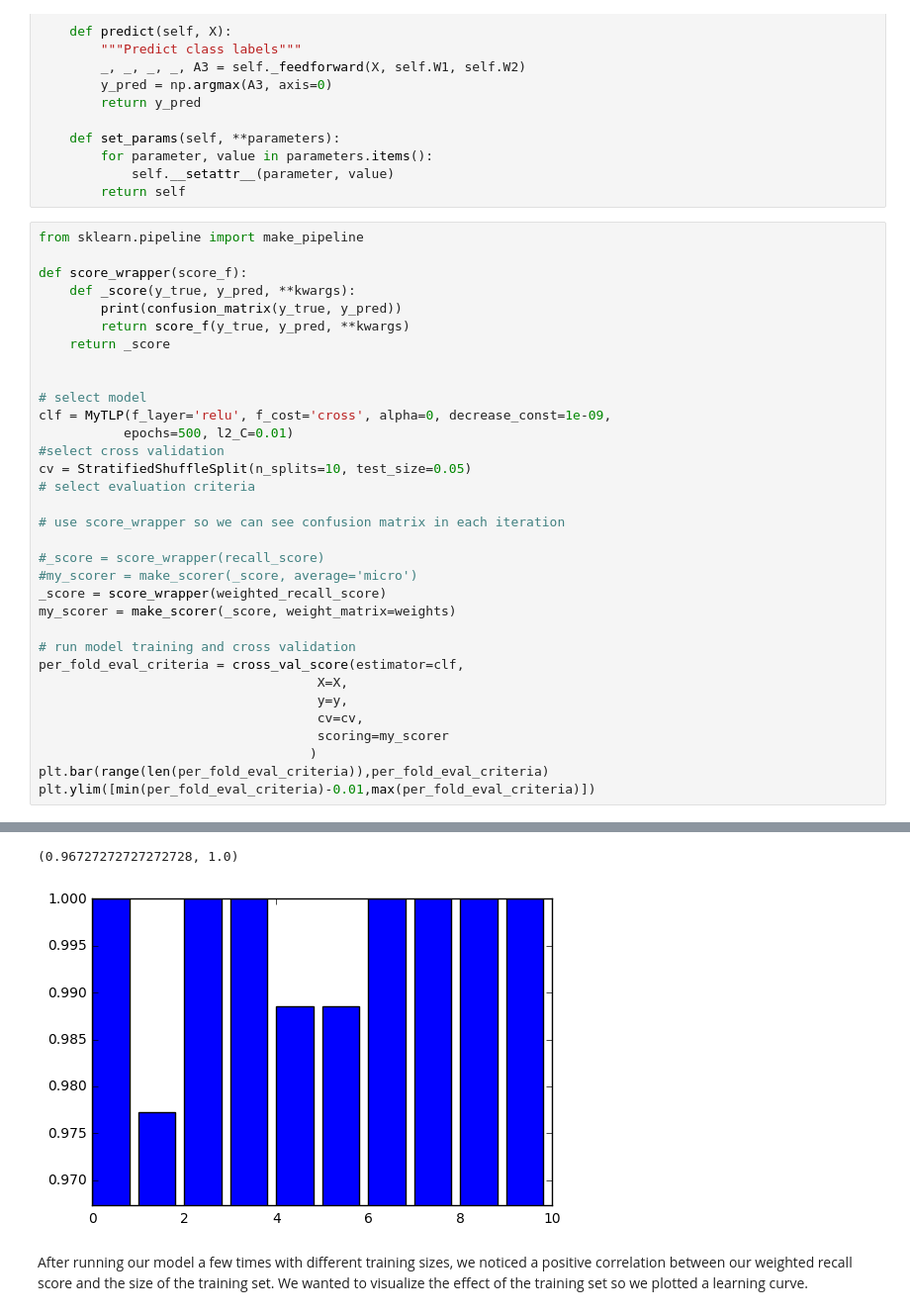
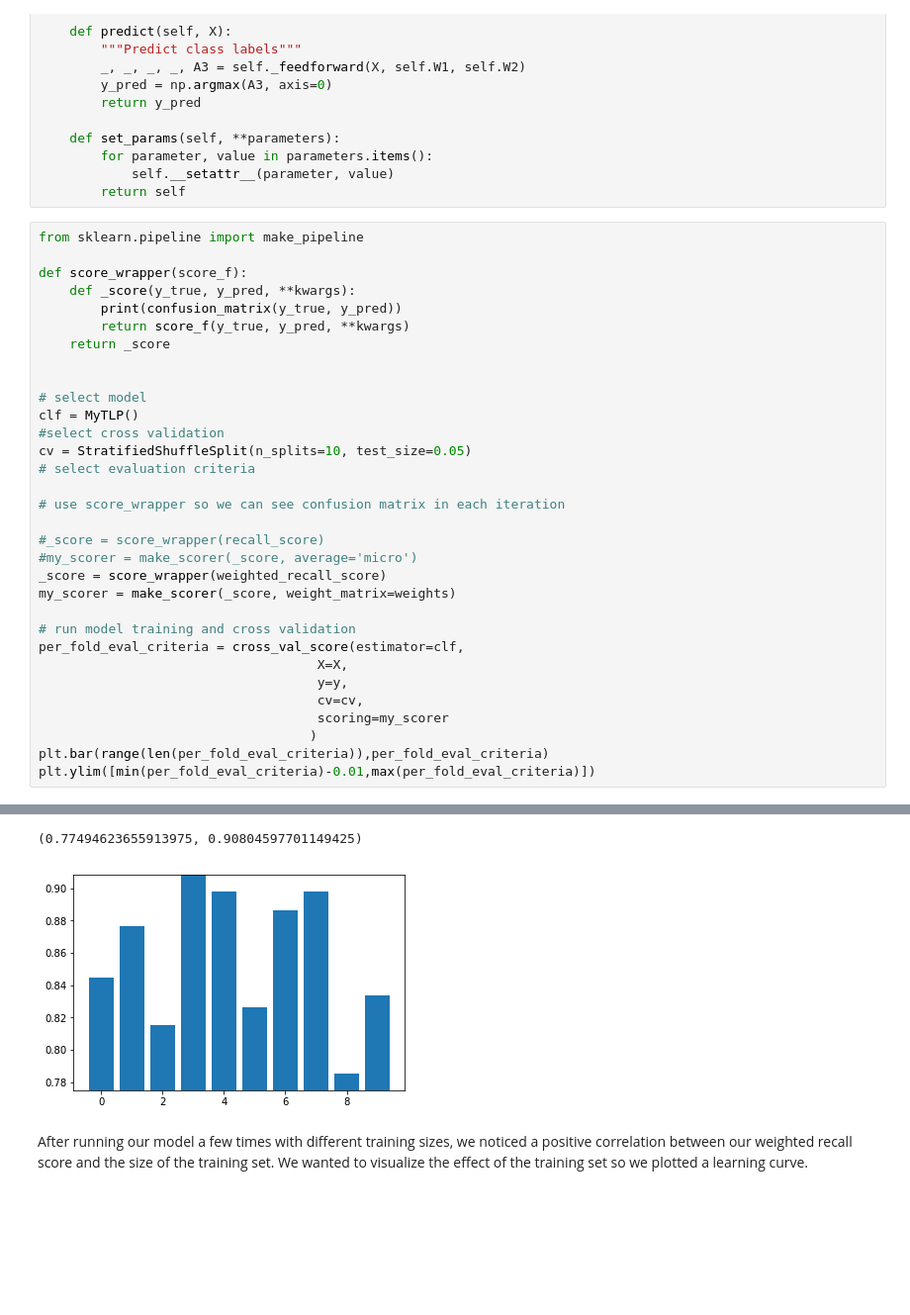
Before and after one commit to LukeWood/Multi-Layer-Perceptron, a Jupyter notebook: Lab5Writeup.ipynb, the cells around one changed output, grey strips where cells are left out. Shown at 99% size. Cells and saved outputs as stored; diff of their text form; blank space fills up the shorter version.

```diff
--- a/Lab5Writeup.ipynb
+++ b/Lab5Writeup.ipynb
@@ -349,8 +349,7 @@ def score_wrapper(score_f):
 
 
 # select model
-clf = MyTLP(f_layer='relu', f_cost='cross', alpha=0, decrease_const=1e-09,
-           epochs=500, l2_C=0.01)
+clf = MyTLP()
 #select cross validation
 cv = StratifiedShuffleSplit(n_splits=10, test_size=0.05)
 # select evaluation criteria
@@ -392,5 +391,5 @@ plt.ylim([min(per_fold_eval_criteria)-0.01,max(per_fold_eval_criteria)])
-(0.96727272727272728, 1.0)
+(0.77494623655913975, 0.90804597701149425)
-[figure, old version]
+[figure, new version]
 # %% [markdown]
 After running our model a few times with different training sizes, we noticed a positive correlation between our weighted recall score and the size of the training set. We wanted to visualize the effect of the training set so we plotted a learning curve.
 # %%
```
Also changed, not shown: parts of 3 cells of this notebook.
